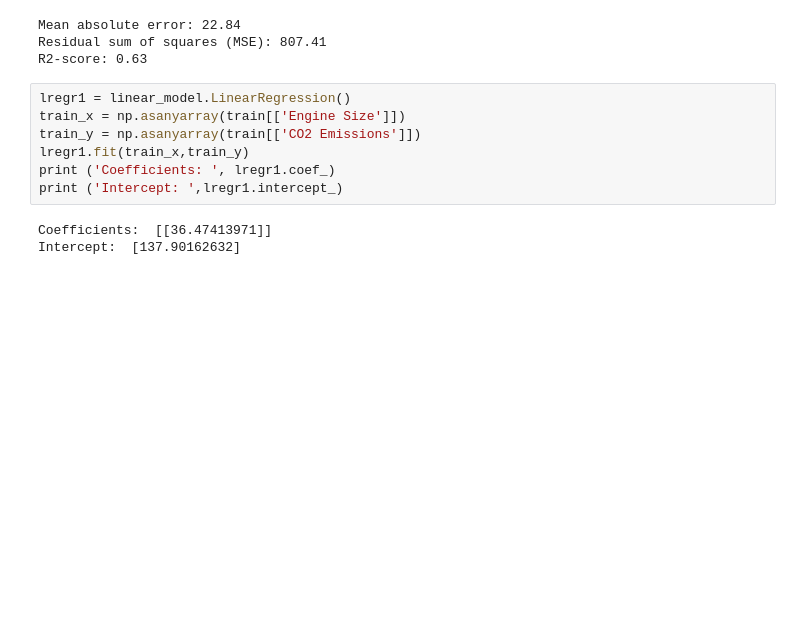
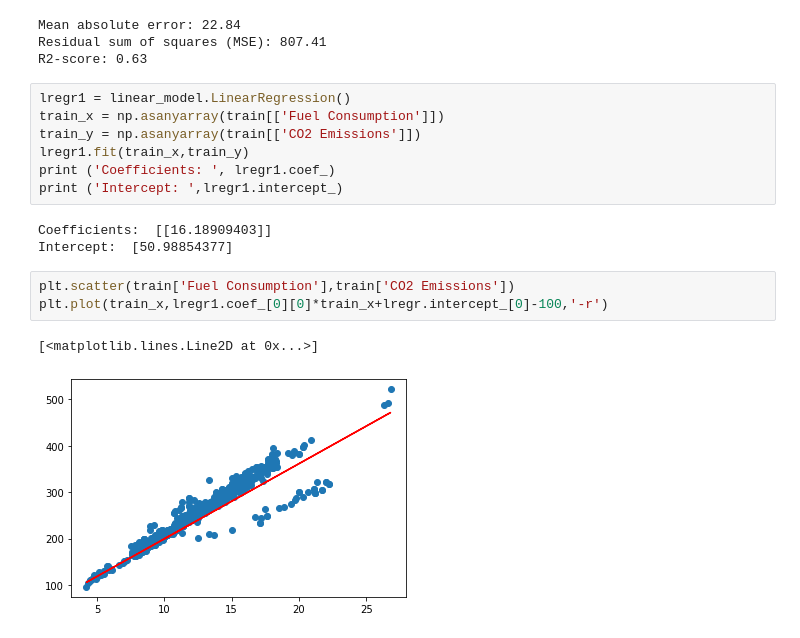
Before and after one commit to Yogendra3112/data_science, a Jupyter notebook: Untitled.ipynb, the cells around one changed output. Cells and saved outputs as stored; diff of their text form; blank space fills up the shorter version.

```diff
--- a/Untitled.ipynb
+++ b/Untitled.ipynb
@@ -149,11 +149,17 @@ Residual sum of squares (MSE): 807.41
 R2-score: 0.63
 # %%
 lregr1 = linear_model.LinearRegression()
-train_x = np.asanyarray(train[['Engine Size']])
+train_x = np.asanyarray(train[['Fuel Consumption']])
 train_y = np.asanyarray(train[['CO2 Emissions']])
 lregr1.fit(train_x,train_y)
 print ('Coefficients: ', lregr1.coef_)
 print ('Intercept: ',lregr1.intercept_)
 # %% [output]
-Coefficients:  [[36.47413971]]
-Intercept:  [137.90162632]
+Coefficients:  [[16.18909403]]
+Intercept:  [50.98854377]
+# %%
+plt.scatter(train['Fuel Consumption'],train['CO2 Emissions'])
+plt.plot(train_x,lregr1.coef_[0][0]*train_x+lregr.intercept_[0]-100,'-r')
+# %% [output]
+[<matplotlib.lines.Line2D at 0x...>]
+[figure, added]
```
